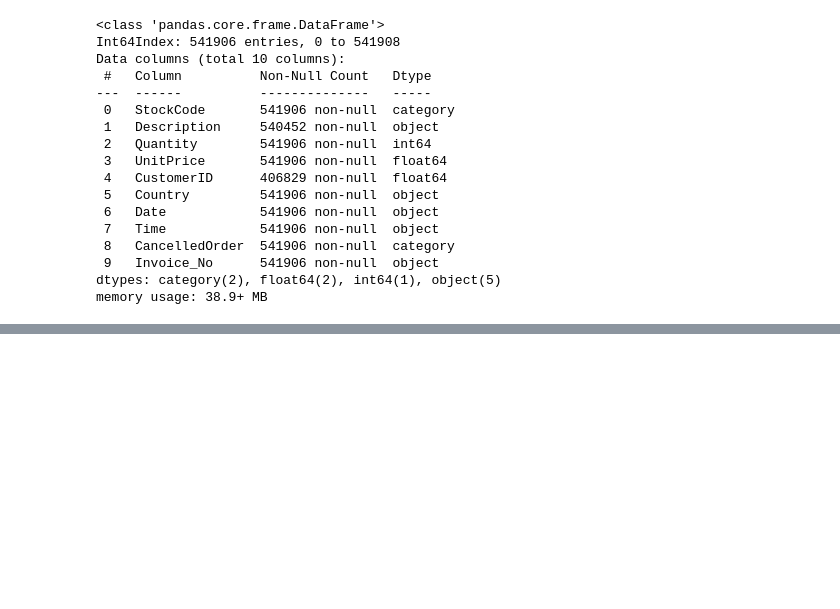
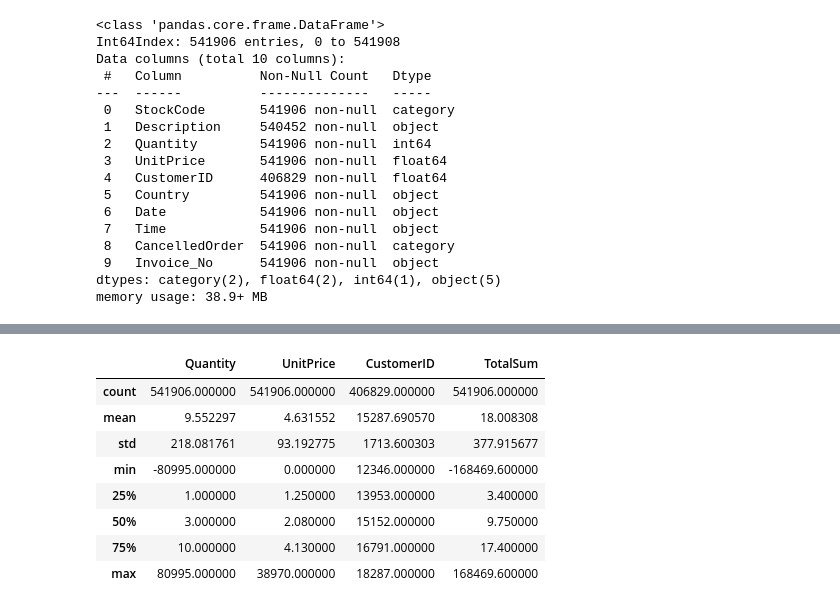
Before and after one commit to nileshrathod17/Online-Retail-Customer-Segmentation, a Jupyter notebook: Online_Retail_Customer_Segmentation.ipynb, the cells around one changed output, grey strips where cells are left out. Cells and saved outputs as stored; diff of their text form; code cells hidden in the pictures; blank space fills up the shorter version.

```diff
--- a/Online_Retail_Customer_Segmentation.ipynb
+++ b/Online_Retail_Customer_Segmentation.ipynb
@@ -310,0 +317,13 @@ memory usage: 38.9+ MB
+# %%
+data['TotalSum'] = data['Quantity'] * data['UnitPrice']
+data.describe()
+# %% [output]
+|  | Quantity | UnitPrice | CustomerID | TotalSum |
+| count | 541906.000000 | 541906.000000 | 406829.000000 | 541906.000000 |
+| mean | 9.552297 | 4.631552 | 15287.690570 | 18.008308 |
+| std | 218.081761 | 93.192775 | 1713.600303 | 377.915677 |
+| min | -80995.000000 | 0.000000 | 12346.000000 | -168469.600000 |
+| 25% | 1.000000 | 1.250000 | 13953.000000 | 3.400000 |
+| 50% | 3.000000 | 2.080000 | 15152.000000 | 9.750000 |
+| 75% | 10.000000 | 4.130000 | 16791.000000 | 17.400000 |
+| max | 80995.000000 | 38970.000000 | 18287.000000 | 168469.600000 |
```
Also changed, not shown: parts of 5 cells of this notebook.
